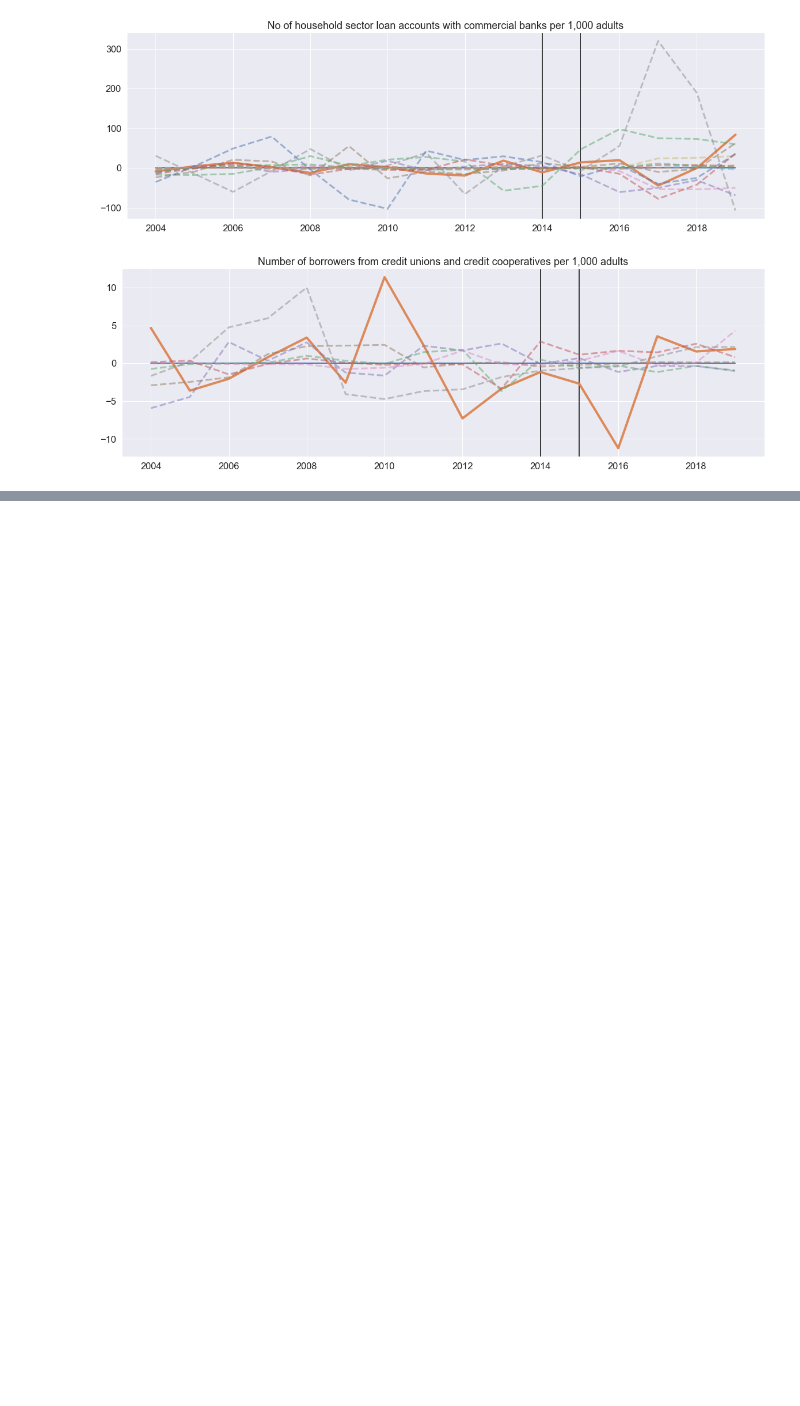
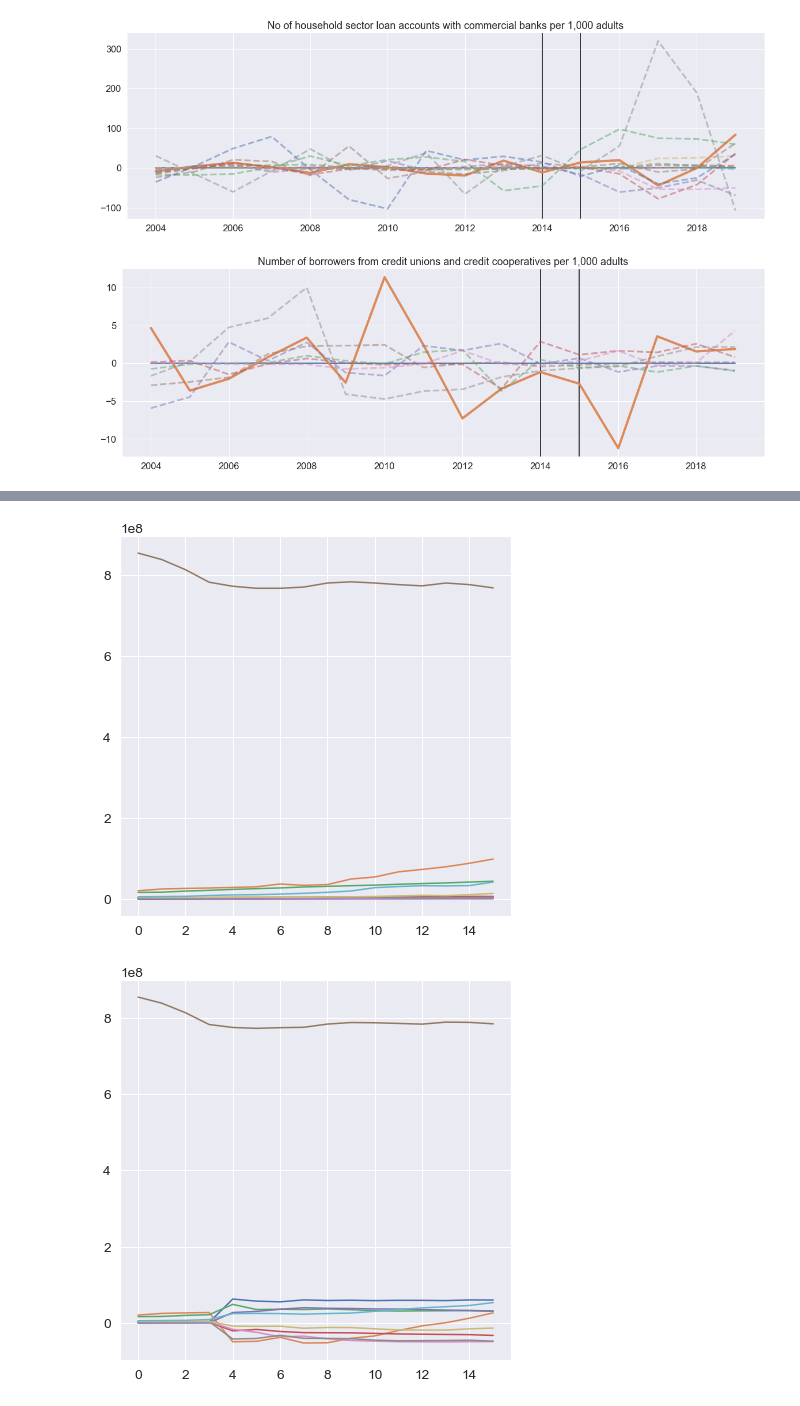
Before and after one commit to harsh-parikh/credence-to-causal-estimation, a Jupyter notebook: notebooks/analysis.ipynb, the cells around one changed output, grey strips where cells are left out. Drawn from its saved outputs; the diff is of its cells as text; code cells hidden in the pictures; blank space fills up the shorter version.

```diff
--- a/notebooks/analysis.ipynb
+++ b/notebooks/analysis.ipynb
@@ -137,0 +210,20 @@ for series in bundles.keys():
+# %%
+num_samples = 50
+samples = []
+obs_data = bundles['Deposit accounts with commercial banks: o/w household sector'][3].values[:,:10]
+mean = np.mean(obs_data)
+std = np.std(obs_data)
+obs_data_norm = (obs_data.reshape(-1,1,10))#-mean)/std
+for repeat in range(num_samples):
+    S, pi, Z, W = train_arvae.generate_example_sample(obs_data_norm, vae_model)
+    S = (((S).detach().numpy()[:, 0, :]) ) #* std ) + mean
+    samples.append(S)
+# %%
+plt.figure(figsize=(7,7))
+plt.plot(obs_data)
+for repeat in range(10):
+    plt.figure(figsize=(7,7))
+    plt.plot(samples[repeat])
+# %% [output]
+[figure, added]
+[figure, added]
```
Also changed, not shown: parts of 11 cells of this notebook, 18 other files.
